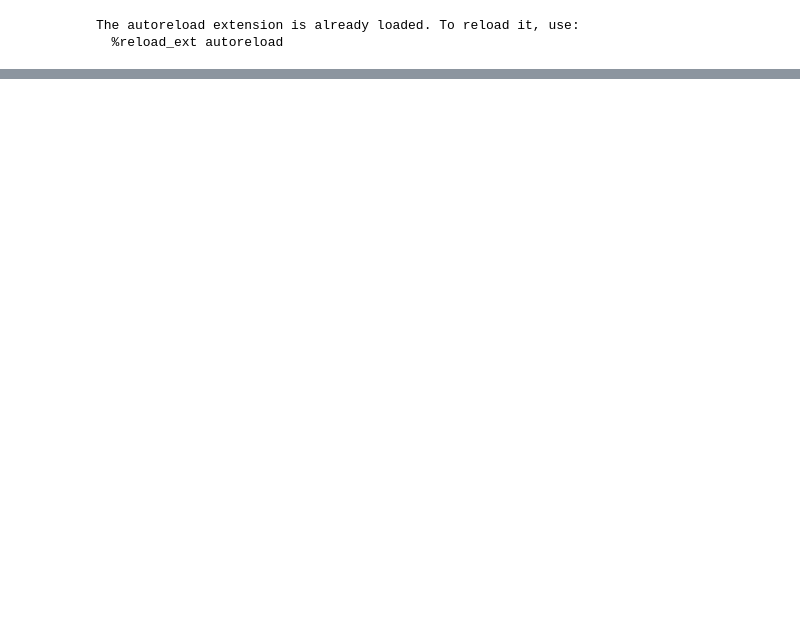
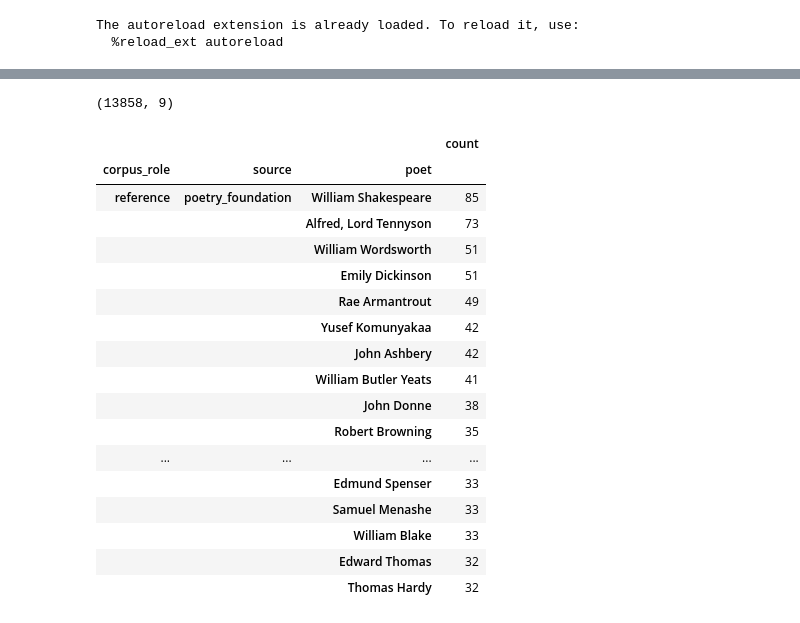
Before and after one commit to HubertRonald/VersoVector, a Jupyter notebook: notebook/01_cleaning_pipeline.ipynb, the cells around one changed output, grey strips where cells are left out. Cells and saved outputs as stored; diff of their text form; code cells hidden in the pictures; blank space fills up the shorter version.

Commit message:
cleaning_pipeline updated

```diff
--- a/notebook/01_cleaning_pipeline.ipynb
+++ b/notebook/01_cleaning_pipeline.ipynb
@@ -151,13 +42,0 @@ def preprocess(text:str)->str:
-# %%
-def preprocess_tags(tags_column: pd.Series) -> pd.Series:
-    """Procesa la columna completa de etiquetas."""
-    list_of_lists = tags_column.apply(
-        lambda x: [clean(tag) for tag in x.split(Constants.COMMA_STR)]
-    )
-
-    # 2. Opcional: Eliminar cualquier cadena vacía resultante de la limpieza
-    list_of_lists = list_of_lists.apply(
-        lambda tags: [tag for tag in tags if tag]
-    )
-
-    return list_of_lists
@@ -206,0 +285,46 @@ if not poetry_fundation_cleaned.is_file():
+# %%
+# Construir new_poems_df
+if not (poems_processed_cache.is_file() and not FORCE_REBUILD_PROCESSED_CACHE):
+
+    column_name: List[str] = [
+        "title",
+        "title_raw",
+        "poet",
+        "poem",
+        "tags",
+        "source",
+        "corpus_role",
+        "poem_raw",
+        "poem_processed",
+    ]
+
+    new_poems_df: PandasDF = (
+        pd.concat(
+            [
+                poetry_df[column_name],
+                external_poems_df[column_name],
+            ],
+            ignore_index=True,
+        )
+        .dropna(subset=["title", "poem_processed"])
+        .reset_index(drop=True)
+    )
+
+    new_poems_df.to_csv(
+        str(poems_processed_cache),
+        **setup_save_pipe,
+    )
+
+    print(f"Cache combinado generado: {poems_processed_cache}")
+
+display(new_poems_df.head(5))
+print(new_poems_df.shape)
+
+display(
+        pd.DataFrame(
+        new_poems_df[["corpus_role", "source", "poet"]]
+        .value_counts()
+        .head(20)
+    )
+)
+# %% [output]
@@ -206,0 +337,19 @@ if not poetry_fundation_cleaned.is_file():
+(13858, 9)
+|  |  |  | count |
+| corpus_role | source | poet |  |
+| reference | poetry_foundation | William Shakespeare | 85 |
+|  |  | Alfred, Lord Tennyson | 73 |
+|  |  | William Wordsworth | 51 |
+|  |  | Emily Dickinson | 51 |
+|  |  | Rae Armantrout | 49 |
+|  |  | Yusef Komunyakaa | 42 |
+|  |  | John Ashbery | 42 |
+|  |  | William Butler Yeats | 41 |
+|  |  | John Donne | 38 |
+|  |  | Robert Browning | 35 |
+| ... | ... | ... | ... |
+|  |  | Edmund Spenser | 33 |
+|  |  | Samuel Menashe | 33 |
+|  |  | William Blake | 33 |
+|  |  | Edward Thomas | 32 |
+|  |  | Thomas Hardy | 32 |
```
Also changed, not shown: parts of 14 cells of this notebook, 7 other files.
